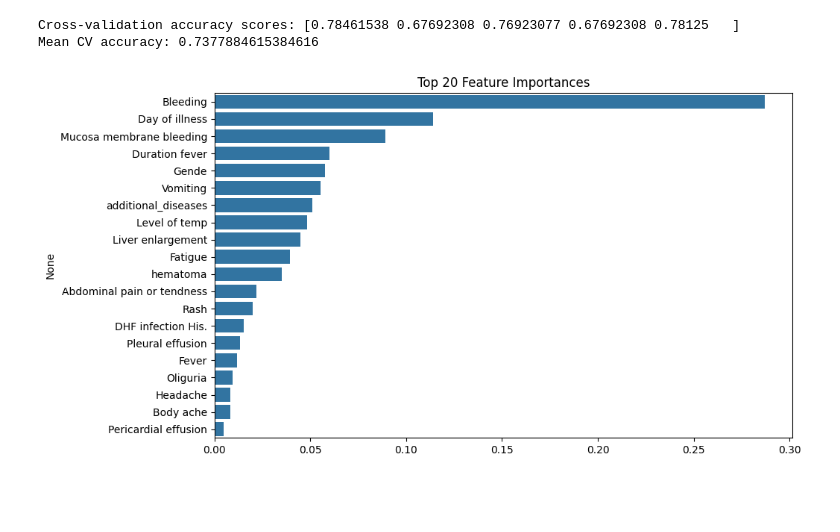
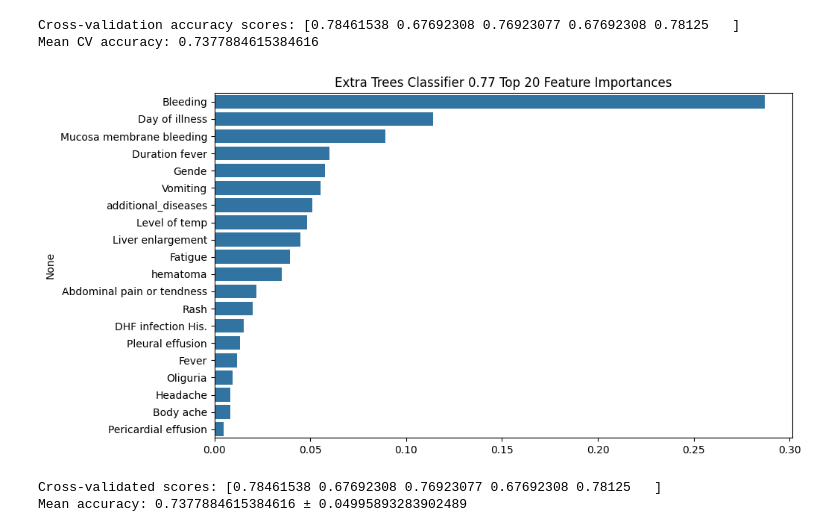
Before and after one commit to khnam-ng/SevereDengueFever, a Jupyter notebook: notebooks/ExtraTrees.ipynb, the cells around one changed output. Drawn from its saved outputs; the diff is of its cells as text; code cells hidden in the pictures; blank space fills up the shorter version.

```diff
--- a/notebooks/ExtraTrees.ipynb
+++ b/notebooks/ExtraTrees.ipynb
@@ -189,11 +189,18 @@ Mean CV accuracy: 0.7377884615384616
 # %%
 importances = best_model.feature_importances_
 indices = np.argsort(importances)[::-1]
 
 # Plot top 20 features
 plt.figure(figsize=(10, 6))
 sns.barplot(x=importances[indices][:20], y=x1_train.columns[indices][:20])
-plt.title("Top 20 Feature Importances")
+plt.title("Extra Trees Classifier 0.77 Top 20 Feature Importances")
 plt.show()
 # %% [output]
-[figure, old version]
+[figure, new version]
+# %%
+scores = cross_val_score(best_model, x1_train, y1_train, cv=5)
+print(f"Cross-validated scores: {scores}")
+print(f"Mean accuracy: {scores.mean()} ± {scores.std()}")
+# %% [output]
+Cross-validated scores: [0.78461538 0.67692308 0.76923077 0.67692308 0.78125   ]
+Mean accuracy: 0.7377884615384616 ± 0.04995893283902489
```
Also changed, not shown: 4 other files.
